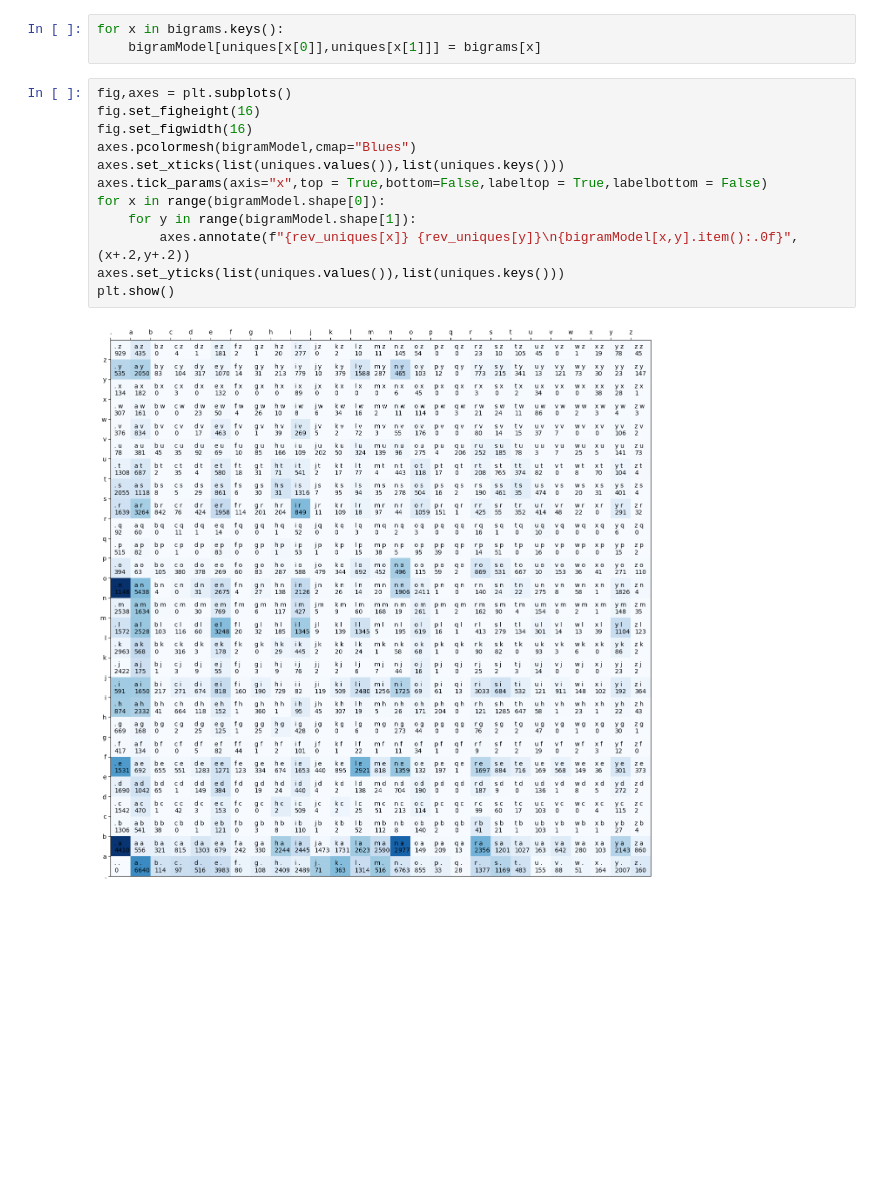
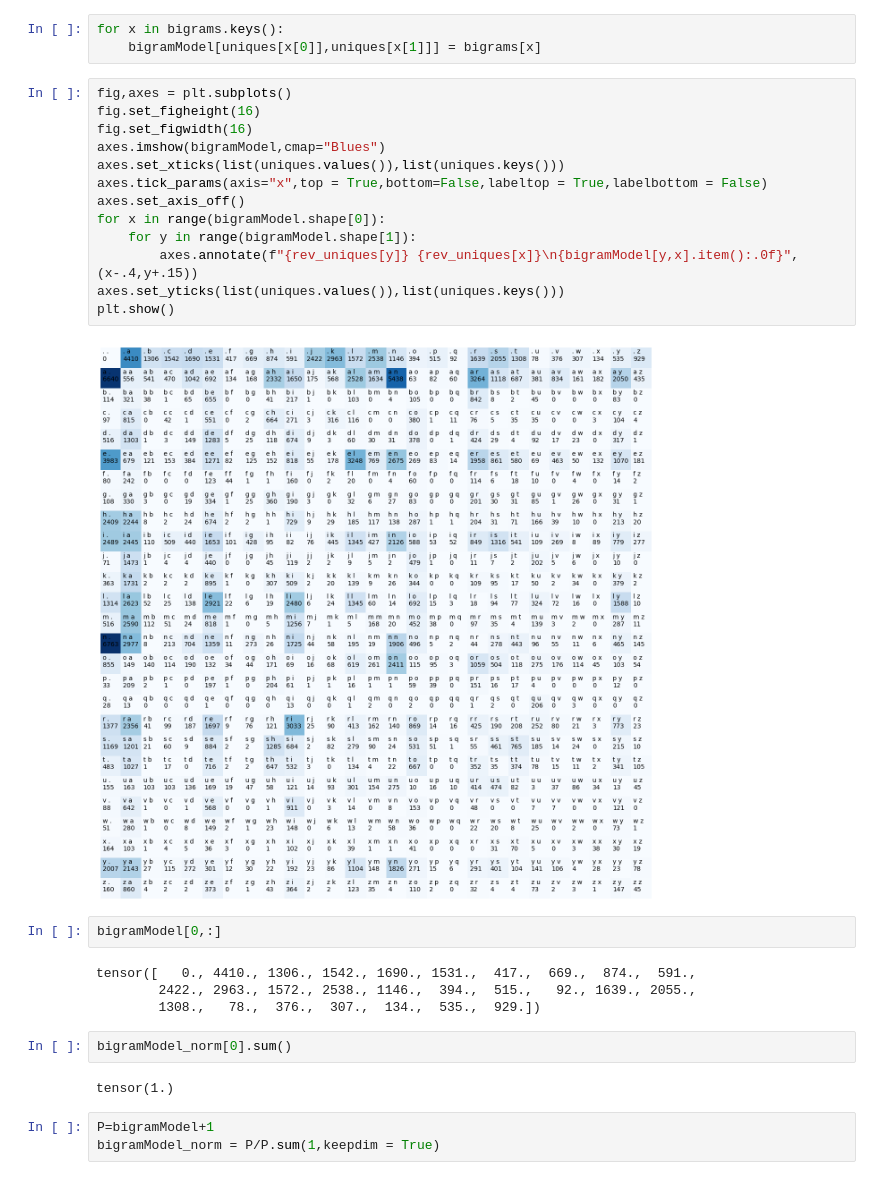
Before and after one commit to Pavan-Balaji22/LLM-from-scratch, a Jupyter notebook: Unique-Name-Generation-bigram.ipynb, the cells around one changed output. Cells and saved outputs as stored; diff of their text form; blank space fills up the shorter version.

Commit message:
feat: created bigram statistical model

```diff
--- a/Unique-Name-Generation-bigram.ipynb
+++ b/Unique-Name-Generation-bigram.ipynb
@@ -59,14 +59,28 @@ for x in bigrams.keys():
 # %%
 fig,axes = plt.subplots()
 fig.set_figheight(16)
 fig.set_figwidth(16)
-axes.pcolormesh(bigramModel,cmap="Blues")
+axes.imshow(bigramModel,cmap="Blues")
 axes.set_xticks(list(uniques.values()),list(uniques.keys()))
 axes.tick_params(axis="x",top = True,bottom=False,labeltop = True,labelbottom = False)
+axes.set_axis_off()
 for x in range(bigramModel.shape[0]):
     for y in range(bigramModel.shape[1]):
-        axes.annotate(f"{rev_uniques[x]} {rev_uniques[y]}\n{bigramModel[x,y].item():.0f}",(x+.2,y+.2))
+        axes.annotate(f"{rev_uniques[y]} {rev_uniques[x]}\n{bigramModel[y,x].item():.0f}",(x-.4,y+.15))
 axes.set_yticks(list(uniques.values()),list(uniques.keys()))
 plt.show()
 # %% [output]
-[figure, old version]
+[figure, new version]
+# %%
+bigramModel[0,:]
+# %% [output]
+tensor([   0., 4410., 1306., 1542., 1690., 1531.,  417.,  669.,  874.,  591.,
+        2422., 2963., 1572., 2538., 1146.,  394.,  515.,   92., 1639., 2055.,
+        1308.,   78.,  376.,  307.,  134.,  535.,  929.])
+# %%
+bigramModel_norm[0].sum()
+# %% [output]
+tensor(1.)
+# %%
+P=bigramModel+1
+bigramModel_norm = P/P.sum(1,keepdim = True)
```
Also changed, not shown: parts of 4 cells of this notebook.
